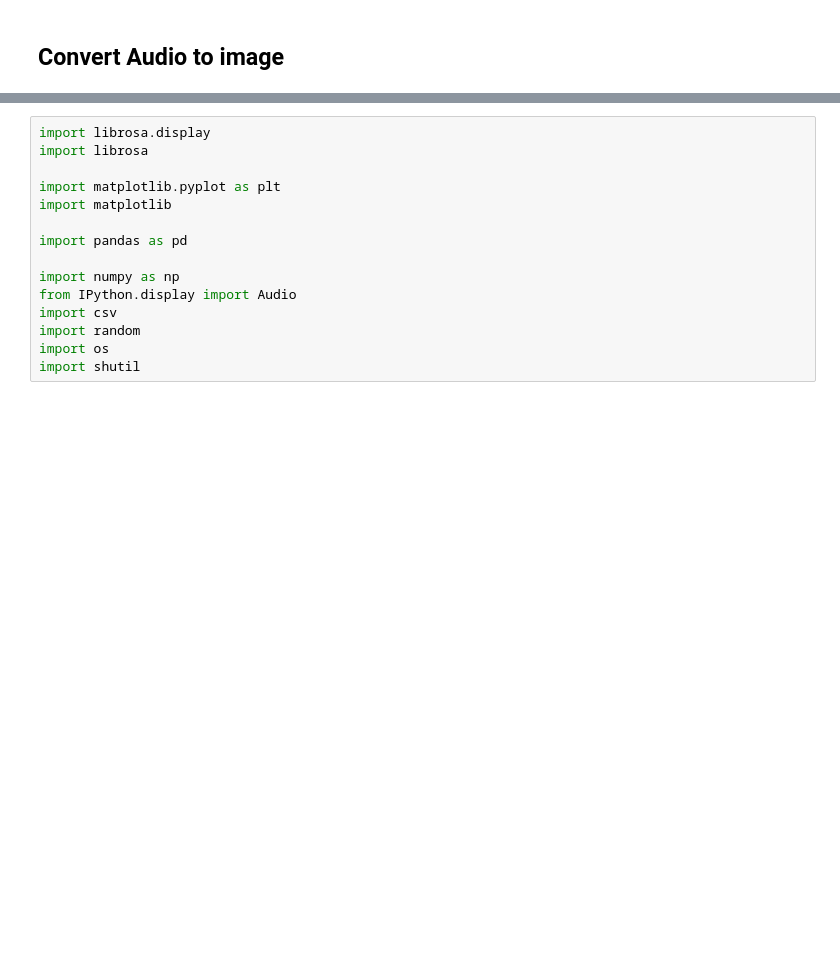
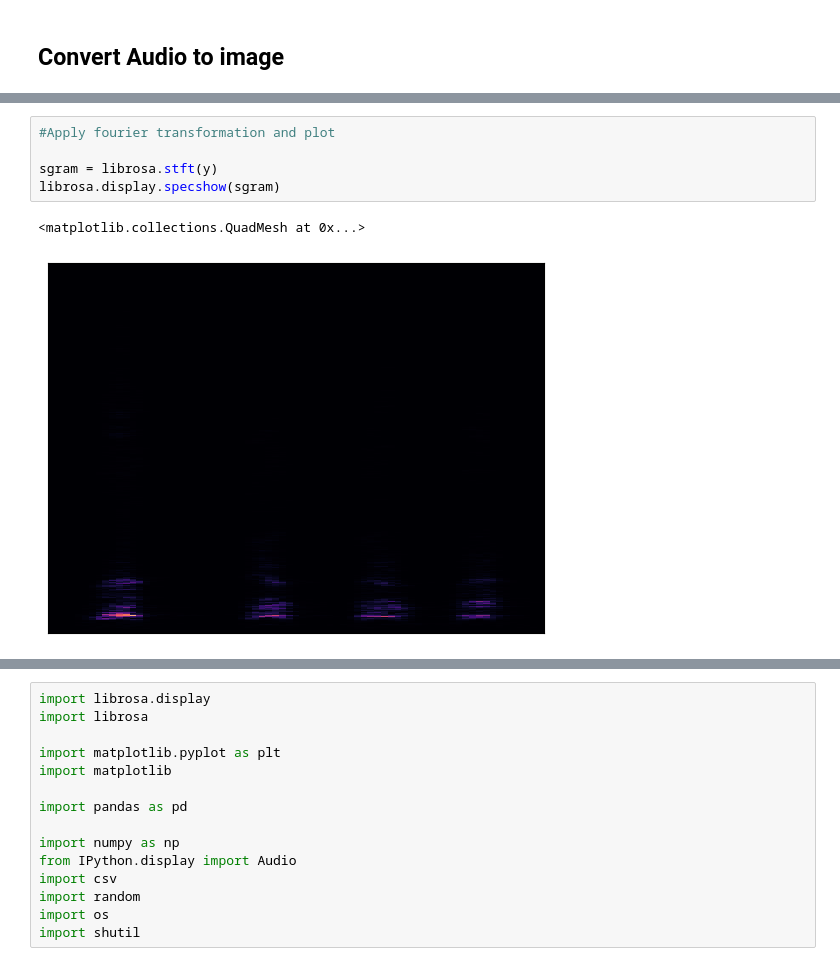
Before and after one commit to giacomo-lab/engine_idling_detection, a Jupyter notebook: intersection_effectivity.ipynb, the cells around one changed output, grey strips where cells are left out. Cells and saved outputs as stored; diff of their text form; blank space fills up the shorter version.

```diff
--- a/intersection_effectivity.ipynb
+++ b/intersection_effectivity.ipynb
@@ -2,0 +101,8 @@
+# %%
+#Apply fourier transformation and plot
+
+sgram = librosa.stft(y)
+librosa.display.specshow(sgram)
+# %% [output]
+<matplotlib.collections.QuadMesh at 0x...>
+[figure, added]
```
Also changed, not shown: parts of 25 cells of this notebook.
